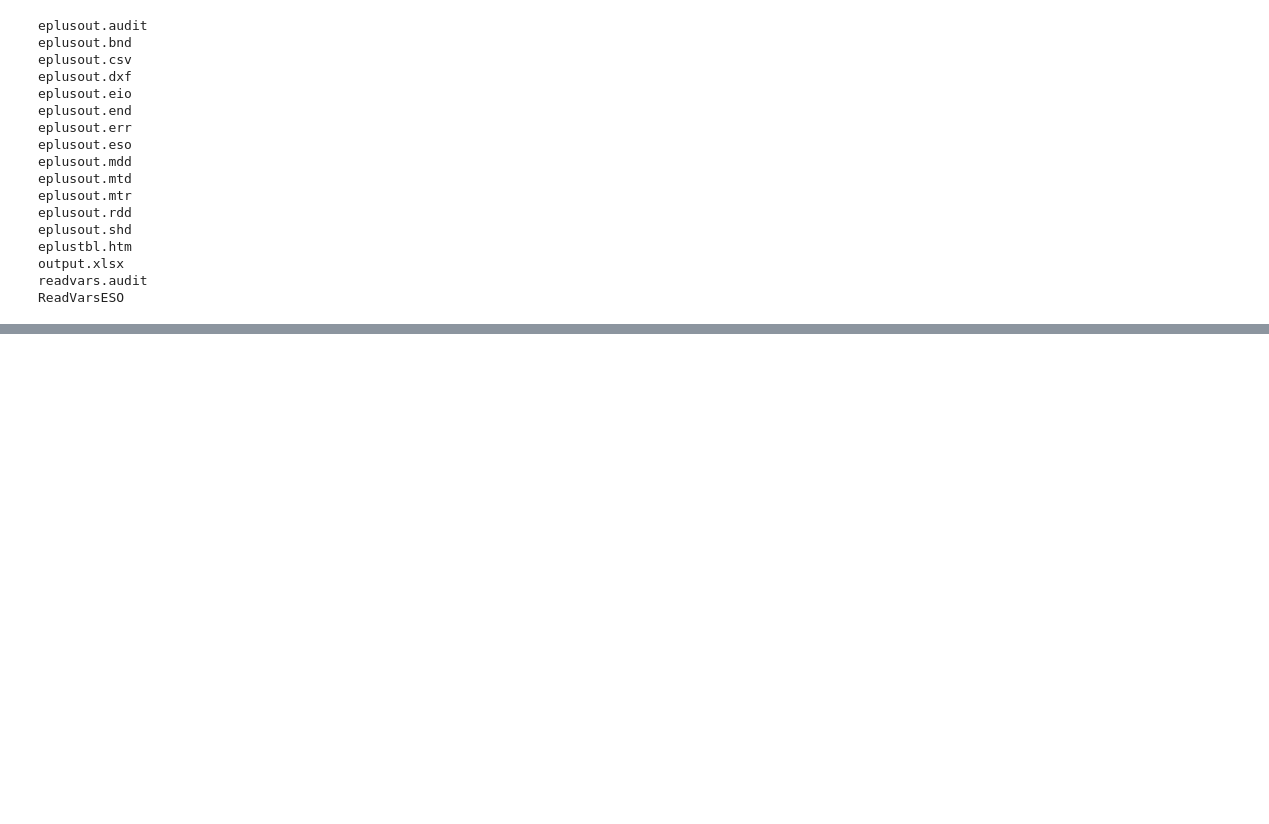
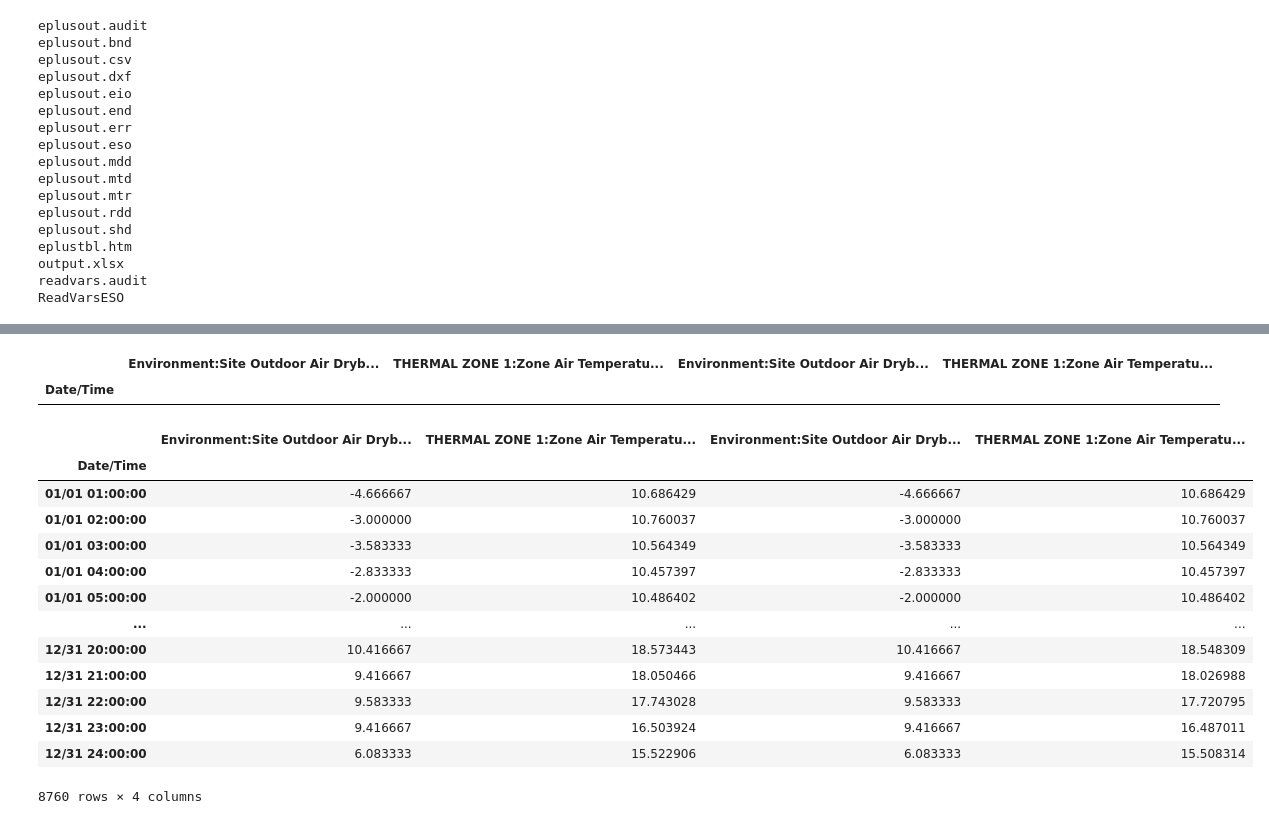
Before and after one commit to paulavmf/eppyProject, a Jupyter notebook: plotSimulations.ipynb, the cells around one changed output, grey strips where cells are left out. Saved outputs shown, nothing was run; the diff lists cells and outputs as text; code cells hidden in the pictures; blank space fills up the shorter version.

Commit message:
Resulto el problema que tenía con los duplicados

```diff
--- a/plotSimulations.ipynb
+++ b/plotSimulations.ipynb
@@ -55,0 +144,10 @@ df = eso_to_ts('/home/paula/Documentos/Doctorado/Desarrollo/eppyProject/output/1
+# %%
+df1 = df[df['Date/Time'].duplicated(keep = 'first')].set_index('Date/Time')
+df2 = df[df['Date/Time'].duplicated(keep = 'last')].set_index('Date/Time')
+# %%
+ result = pd.merge(df1, df2, on="Date/Time")
+# %%
+result[result['Environment:Site Outdoor Air Drybulb Temperature [C](Hourly)_x'] != result['Environment:Site Outdoor Air Drybulb Temperature [C](Hourly)_y']]
+# %% [output]
+|  | Environment:Site Outdoor Air Dryb... | THERMAL ZONE 1:Zone Air Temperatu... | Environment:Site Outdoor Air Dryb... | THERMAL ZONE 1:Zone Air Temperatu... |
+| Date/Time |  |  |  |  |
@@ -55,0 +156,17 @@ df = eso_to_ts('/home/paula/Documentos/Doctorado/Desarrollo/eppyProject/output/1
+# %%
+result
+# %% [output]
+|  | Environment:Site Outdoor Air Dryb... | THERMAL ZONE 1:Zone Air Temperatu... | Environment:Site Outdoor Air Dryb... | THERMAL ZONE 1:Zone Air Temperatu... |
+| Date/Time |  |  |  |  |
+| 01/01 01:00:00 | -4.666667 | 10.686429 | -4.666667 | 10.686429 |
+| 01/01 02:00:00 | -3.000000 | 10.760037 | -3.000000 | 10.760037 |
+| 01/01 03:00:00 | -3.583333 | 10.564349 | -3.583333 | 10.564349 |
+| 01/01 04:00:00 | -2.833333 | 10.457397 | -2.833333 | 10.457397 |
+| 01/01 05:00:00 | -2.000000 | 10.486402 | -2.000000 | 10.486402 |
+| ... | ... | ... | ... | ... |
+| 12/31 20:00:00 | 10.416667 | 18.573443 | 10.416667 | 18.548309 |
+| 12/31 21:00:00 | 9.416667 | 18.050466 | 9.416667 | 18.026988 |
+| 12/31 22:00:00 | 9.583333 | 17.743028 | 9.583333 | 17.720795 |
+| 12/31 23:00:00 | 9.416667 | 16.503924 | 9.416667 | 16.487011 |
+| 12/31 24:00:00 | 6.083333 | 15.522906 | 6.083333 | 15.508314 |
+8760 rows × 4 columns
```
Also changed, not shown: parts of 22 cells of this notebook, 23 other files.
